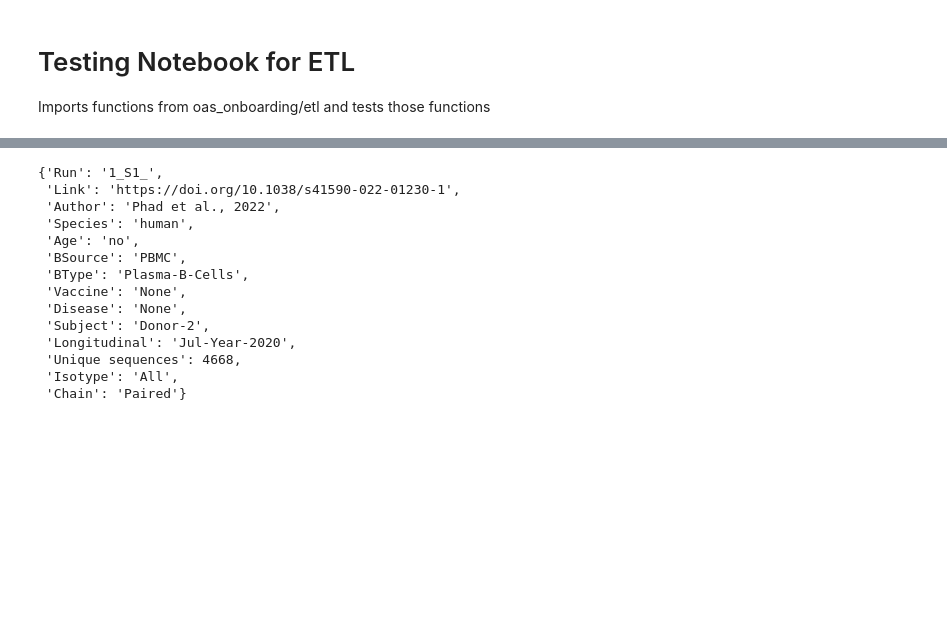
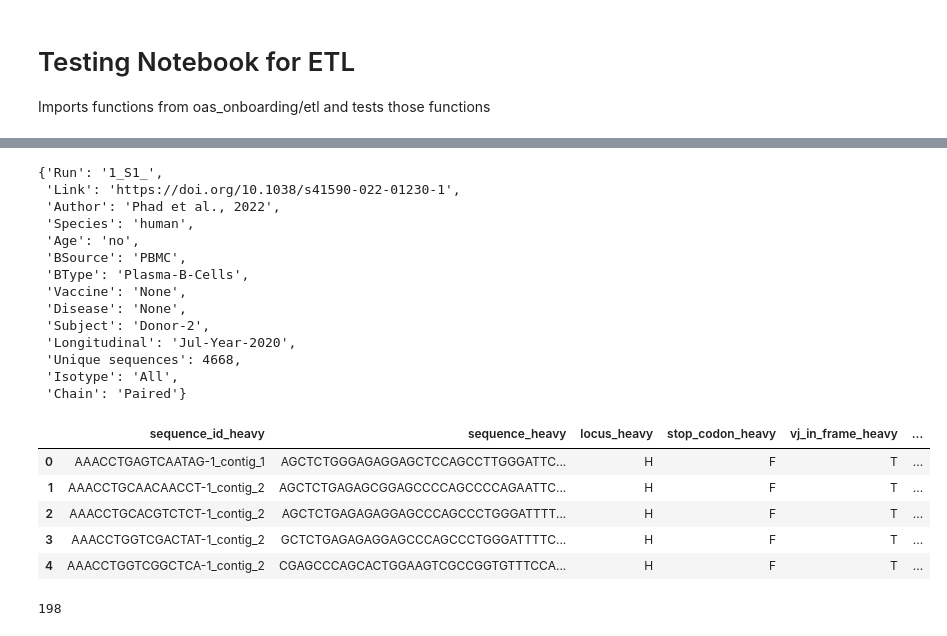
Before and after one commit to cameronhu/AntibodyBigQuery, a Jupyter notebook: notebooks/test_etl.ipynb, the cells around one changed output, grey strips where cells are left out. Drawn from its saved outputs; the diff is of its cells as text; code cells hidden in the pictures; blank space fills up the shorter version.

Commit message:
Testing of process.py

```diff
--- a/notebooks/test_etl.ipynb
+++ b/notebooks/test_etl.ipynb
@@ -14,20 +13,38 @@ from process import *
 # %%
+from process import *
+
+pd.set_option('display.max_columns', None)
+
 paired_data_file = '/export/share/cameronhu/oas/paired/paired_human/1_S1__1_Paired_All.csv.gz'
 paired_metadata = parse_metadata(paired_data_file)
+
+paired_metadata
+# %% [output]
+{'Run': '1_S1_',
+ 'Link': 'https://doi.org/10.1038/s41590-022-01230-1',
+ 'Author': 'Phad et al., 2022',
+ 'Species': 'human',
+ 'Age': 'no',
+ 'BSource': 'PBMC',
+ 'BType': 'Plasma-B-Cells',
+ 'Vaccine': 'None',
+ 'Disease': 'None',
+ 'Subject': 'Donor-2',
+ 'Longitudinal': 'Jul-Year-2020',
+ 'Unique sequences': 4668,
+ 'Isotype': 'All',
+ 'Chain': 'Paired'}
-# %%
-paired_metadata
-# %% [output]
-{'Run': '1_S1_',
- 'Link': 'https://doi.org/10.1038/s41590-022-01230-1',
- 'Author': 'Phad et al., 2022',
- 'Species': 'human',
- 'Age': 'no',
- 'BSource': 'PBMC',
- 'BType': 'Plasma-B-Cells',
- 'Vaccine': 'None',
- 'Disease': 'None',
- 'Subject': 'Donor-2',
- 'Longitudinal': 'Jul-Year-2020',
- 'Unique sequences': 4668,
- 'Isotype': 'All',
- 'Chain': 'Paired'}
+# %%
+paired_df = parse_sequence_data(paired_data_file)
+paired_df.head()
+# %% [output]
+|  | sequence_id_heavy | sequence_heavy | locus_heavy | stop_codon_heavy | vj_in_frame_heavy | ... |
+| 0 | AAACCTGAGTCAATAG-1_contig_1 | AGCTCTGGGAGAGGAGCTCCAGCCTTGGGATTC... | H | F | T | ... |
+| 1 | AAACCTGCAACAACCT-1_contig_2 | AGCTCTGAGAGCGGAGCCCCAGCCCCAGAATTC... | H | F | T | ... |
+| 2 | AAACCTGCACGTCTCT-1_contig_2 | AGCTCTGAGAGAGGAGCCCAGCCCTGGGATTTT... | H | F | T | ... |
+| 3 | AAACCTGGTCGACTAT-1_contig_2 | GCTCTGAGAGAGGAGCCCAGCCCTGGGATTTTC... | H | F | T | ... |
+| 4 | AAACCTGGTCGGCTCA-1_contig_2 | CGAGCCCAGCACTGGAAGTCGCCGGTGTTTCCA... | H | F | T | ... |
+# %%
+len(paired_df.columns)
+# %% [output]
+198
```
Also changed, not shown: parts of 6 cells of this notebook.
